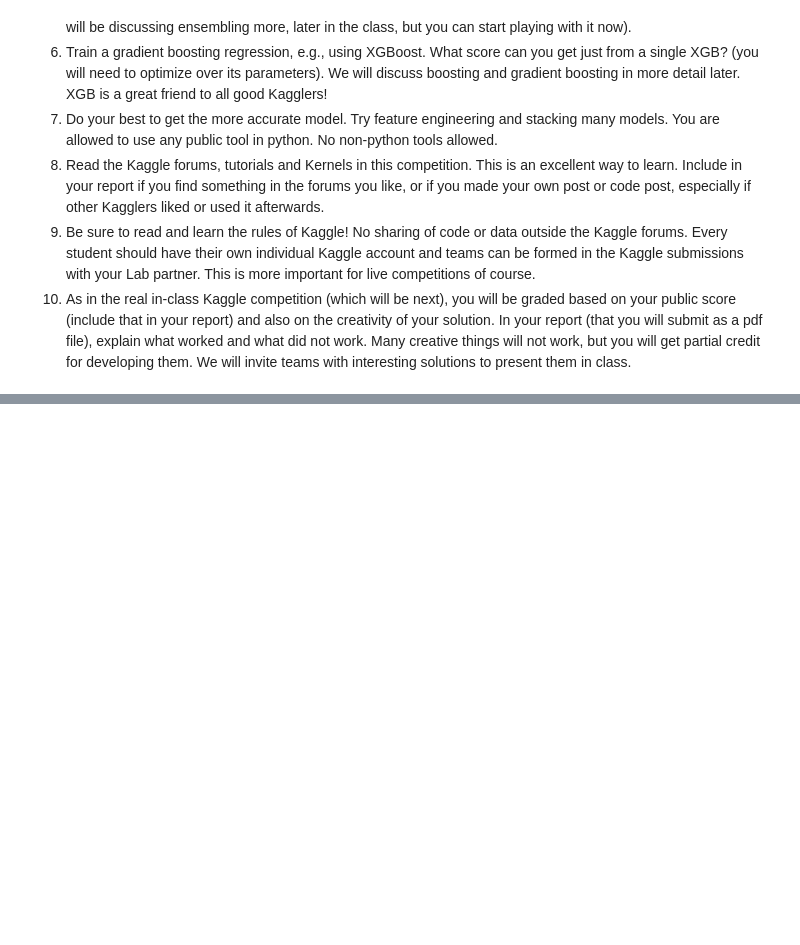
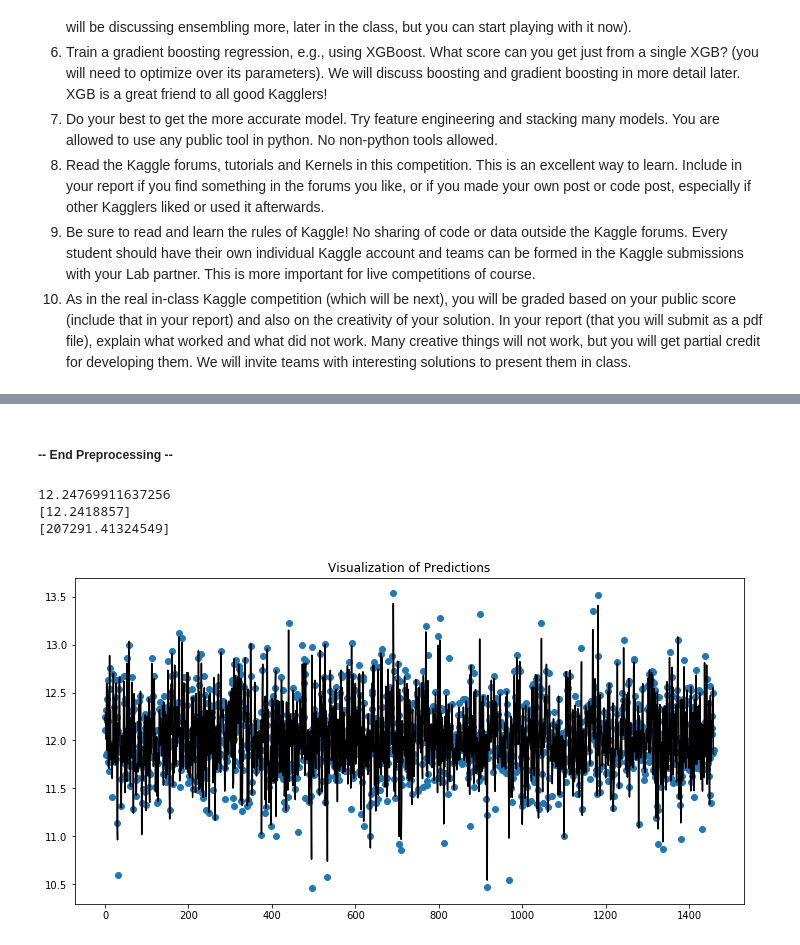
Before and after one commit to mxviteri/bds_hm1, a Jupyter notebook: hw6/HW6.ipynb, the cells around one changed output, grey strips where cells are left out. Cells and saved outputs as stored; diff of their text form; code cells hidden in the pictures; blank space fills up the shorter version.

```diff
--- a/hw6/HW6.ipynb
+++ b/hw6/HW6.ipynb
@@ -453,0 +490,41 @@ Accuracy for best model in this cross validation is 0.345000
+# %%
+# log transform the target:
+train["SalePrice"] = np.log1p(train["SalePrice"])
+
+# log transform skewed numeric features:
+numeric_feats = all_data.dtypes[all_data.dtypes != "object"].index
+
+skewed_feats = train[numeric_feats].apply(lambda x: skew(x.dropna())) #compute skewness
+skewed_feats = skewed_feats[skewed_feats > 0.75]
+skewed_feats = skewed_feats.index
+
+all_data[skewed_feats] = np.log1p(all_data[skewed_feats])
+all_data = pd.get_dummies(all_data)
+all_data = all_data.fillna(all_data.mean())
+
+X_train = all_data[:train.shape[0]]
+X_test = all_data[train.shape[0]:]
+y = train.SalePrice
+# %% [markdown]
+##### -- End Preprocessing --
+# %%
+clf = Ridge(alpha=0.1)
+clf.fit(X_train, y)
+
+plt.scatter(X_train.index, y)
+plt.plot(X_train.index, clf.predict(X_train), color='k')
+plt.title('Visualization of Predictions')
+
+# testing fit ON TRAINING DATA - first line
+# price after get_dummies
+print(y[0])
+# feature prediction (should be close to above)
+pred = clf.predict([X_train.iloc[0]])
+print(pred)
+# expm1 - original sale price - before get dummies
+print(np.expm1(pred))
+# %% [output]
+12.24769911637256
+[12.2418857]
+[207291.41324549]
+[figure, added]
```
Also changed, not shown: parts of 23 cells of this notebook, 3 other files.
